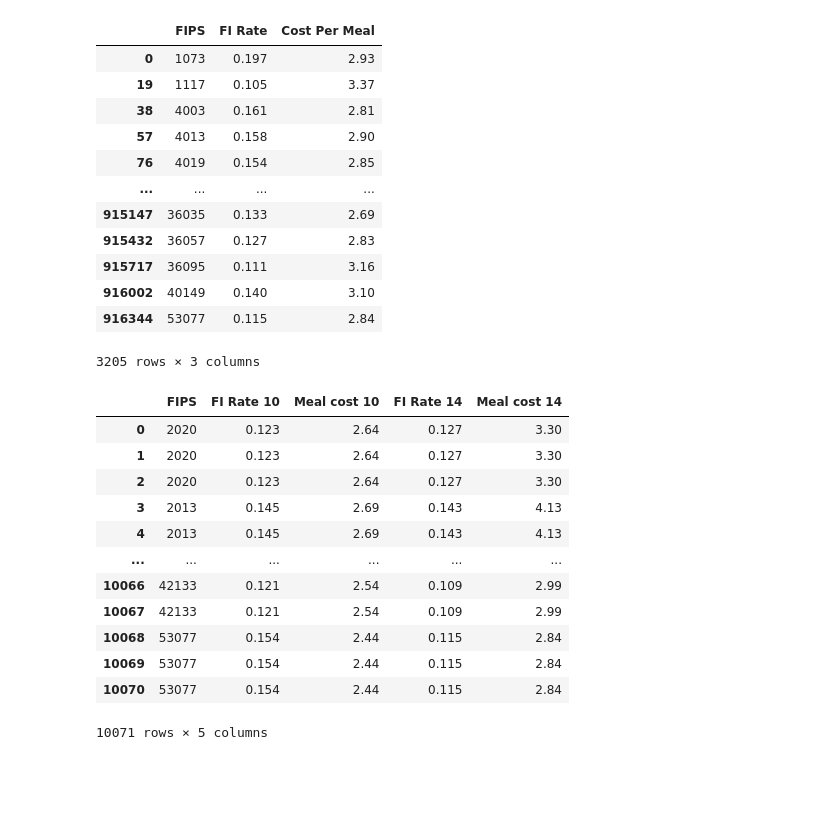
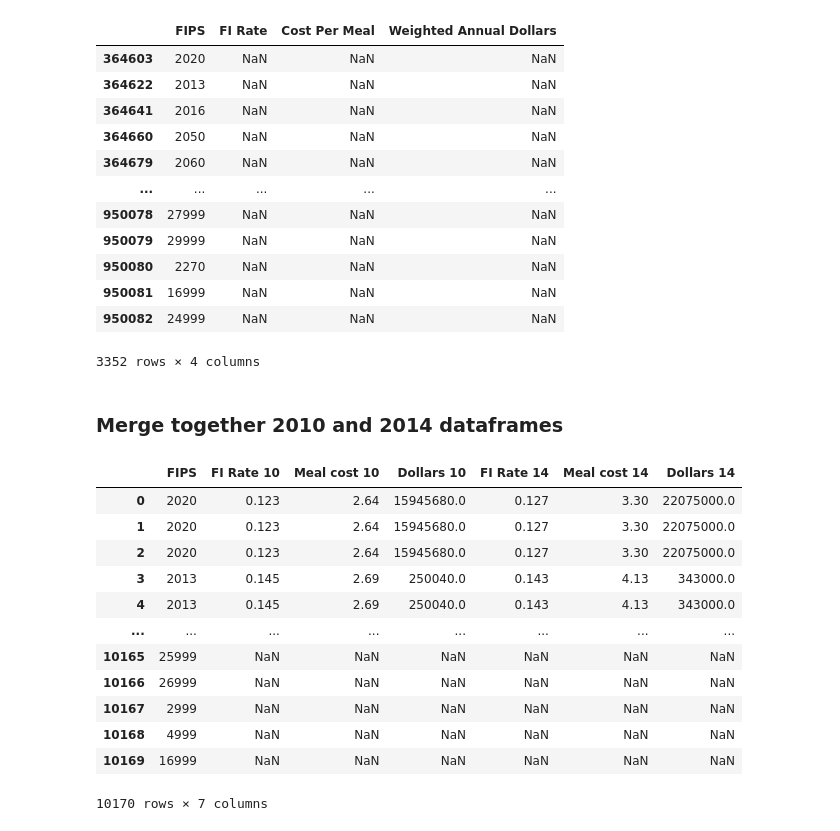
Before and after one commit to khyateed/projecting-food-insecurity, a Jupyter notebook: notebooks/cleaning2.ipynb, the cells around one changed output. Saved outputs shown, nothing was run; the diff lists cells and outputs as text; code cells hidden in the pictures; blank space fills up the shorter version.

```diff
--- a/notebooks/cleaning2.ipynb
+++ b/notebooks/cleaning2.ipynb
@@ -15,4 +17,2 @@ warnings.filterwarnings('ignore')
 # %%
 df = pd.read_csv('../datasets/cleaned_data.csv',index_col='Unnamed: 0')
-# %%
-df = df[df.AGEGRP=='All Ages']
@@ -18,0 +21,5 @@ df = df[df.AGEGRP=='All Ages']
+# %%
+# retain "all ages" rows and observations that dont have age data, then drop unneeded features
+df = pd.concat([df[df.AGEGRP=='All Ages'],df[df.AGEGRP.isnull()]]).drop(['lat', 'lng','AGEGRP',
+                                'Number Food Insecure Individuals','Child FI Rate'], axis=1)
+df
@@ -19,42 +44,45 @@ df = df[df.AGEGRP=='All Ages']
 # %%
-fi = ['FIPS','FI Rate','Number Food Insecure Individuals','Low Threshold Type',
-                   'High Threshold Type','Weighted Annual Dollars','Cost Per Meal','Child FI Rate']
-fi_10 = df[df.Year==2010][['FIPS','FI Rate','Cost Per Meal']]
-fi_11 = df[df.Year==2011][['FIPS','FI Rate','Cost Per Meal']]
-fi_12 = df[df.Year==2012][['FIPS','FI Rate','Cost Per Meal']]
-fi_13 = df[df.Year==2013][['FIPS','FI Rate','Cost Per Meal']]
-fi_14 = df[df.Year==2014][['FIPS','FI Rate','Cost Per Meal']]
-fi_14
+# create separate dataframe for each year, including features that need to be added
+fi_10 = df[df.Year==2010][['FIPS','FI Rate','Cost Per Meal','Weighted Annual Dollars']]
+fi_11 = df[df.Year==2011][['FIPS','FI Rate','Cost Per Meal','Weighted Annual Dollars']]
+fi_12 = df[df.Year==2012][['FIPS','FI Rate','Cost Per Meal','Weighted Annual Dollars']]
+fi_13 = df[df.Year==2013][['FIPS','FI Rate','Cost Per Meal','Weighted Annual Dollars']]
+fi_14 = df[df.Year==2014][['FIPS','FI Rate','Cost Per Meal','Weighted Annual Dollars']]
+fi_13
 # %% [output]
-|  | FIPS | FI Rate | Cost Per Meal |
-| 0 | 1073 | 0.197 | 2.93 |
-| 19 | 1117 | 0.105 | 3.37 |
-| 38 | 4003 | 0.161 | 2.81 |
-| 57 | 4013 | 0.158 | 2.90 |
-| 76 | 4019 | 0.154 | 2.85 |
-| ... | ... | ... | ... |
-| 915147 | 36035 | 0.133 | 2.69 |
-| 915432 | 36057 | 0.127 | 2.83 |
-| 915717 | 36095 | 0.111 | 3.16 |
-| 916002 | 40149 | 0.140 | 3.10 |
-| 916344 | 53077 | 0.115 | 2.84 |
+|  | FIPS | FI Rate | Cost Per Meal | Weighted Annual Dollars |
+| 364603 | 2020 | NaN | NaN | NaN |
+| 364622 | 2013 | NaN | NaN | NaN |
+| 364641 | 2016 | NaN | NaN | NaN |
+| 364660 | 2050 | NaN | NaN | NaN |
+| 364679 | 2060 | NaN | NaN | NaN |
+| ... | ... | ... | ... | ... |
+| 950078 | 27999 | NaN | NaN | NaN |
+| 950079 | 29999 | NaN | NaN | NaN |
+| 950080 | 2270 | NaN | NaN | NaN |
+| 950081 | 16999 | NaN | NaN | NaN |
+| 950082 | 24999 | NaN | NaN | NaN |
-3205 rows × 3 columns
+3352 rows × 4 columns
+# %% [markdown]
+### Merge together 2010 and 2014 dataframes
 # %%
+# merge and rename columns for interpretability
 fi_10_and_14 = fi_10.merge(fi_14, on='FIPS',how='inner')
 fi_10_and_14.rename(columns={'FI Rate_x':'FI Rate 10', 'Cost Per Meal_x': 'Meal cost 10',
-                             'FI Rate_y':'FI Rate 14', 'Cost Per Meal_y': 'Meal cost 14'}, inplace=True)
+                             'FI Rate_y':'FI Rate 14', 'Cost Per Meal_y': 'Meal cost 14',
+                            'Weighted Annual Dollars_x':'Dollars 10','Weighted Annual Dollars_y':'Dollars 14'}, inplace=True)
 fi_10_and_14
 # %% [output]
-|  | FIPS | FI Rate 10 | Meal cost 10 | FI Rate 14 | Meal cost 14 |
-| 0 | 2020 | 0.123 | 2.64 | 0.127 | 3.30 |
-| 1 | 2020 | 0.123 | 2.64 | 0.127 | 3.30 |
-| 2 | 2020 | 0.123 | 2.64 | 0.127 | 3.30 |
-| 3 | 2013 | 0.145 | 2.69 | 0.143 | 4.13 |
-| 4 | 2013 | 0.145 | 2.69 | 0.143 | 4.13 |
-| ... | ... | ... | ... | ... | ... |
-| 10066 | 42133 | 0.121 | 2.54 | 0.109 | 2.99 |
-| 10067 | 42133 | 0.121 | 2.54 | 0.109 | 2.99 |
-| 10068 | 53077 | 0.154 | 2.44 | 0.115 | 2.84 |
-| 10069 | 53077 | 0.154 | 2.44 | 0.115 | 2.84 |
-| 10070 | 53077 | 0.154 | 2.44 | 0.115 | 2.84 |
+|  | FIPS | FI Rate 10 | Meal cost 10 | Dollars 10 | FI Rate 14 | Meal cost 14 | Dollars 14 |
+| 0 | 2020 | 0.123 | 2.64 | 15945680.0 | 0.127 | 3.30 | 22075000.0 |
+| 1 | 2020 | 0.123 | 2.64 | 15945680.0 | 0.127 | 3.30 | 22075000.0 |
+| 2 | 2020 | 0.123 | 2.64 | 15945680.0 | 0.127 | 3.30 | 22075000.0 |
+| 3 | 2013 | 0.145 | 2.69 | 250040.0 | 0.143 | 4.13 | 343000.0 |
+| 4 | 2013 | 0.145 | 2.69 | 250040.0 | 0.143 | 4.13 | 343000.0 |
+| ... | ... | ... | ... | ... | ... | ... | ... |
+| 10165 | 25999 | NaN | NaN | NaN | NaN | NaN | NaN |
+| 10166 | 26999 | NaN | NaN | NaN | NaN | NaN | NaN |
+| 10167 | 2999 | NaN | NaN | NaN | NaN | NaN | NaN |
+| 10168 | 4999 | NaN | NaN | NaN | NaN | NaN | NaN |
+| 10169 | 16999 | NaN | NaN | NaN | NaN | NaN | NaN |
-10071 rows × 5 columns
+10170 rows × 7 columns
```
Also changed, not shown: parts of 15 cells of this notebook.
